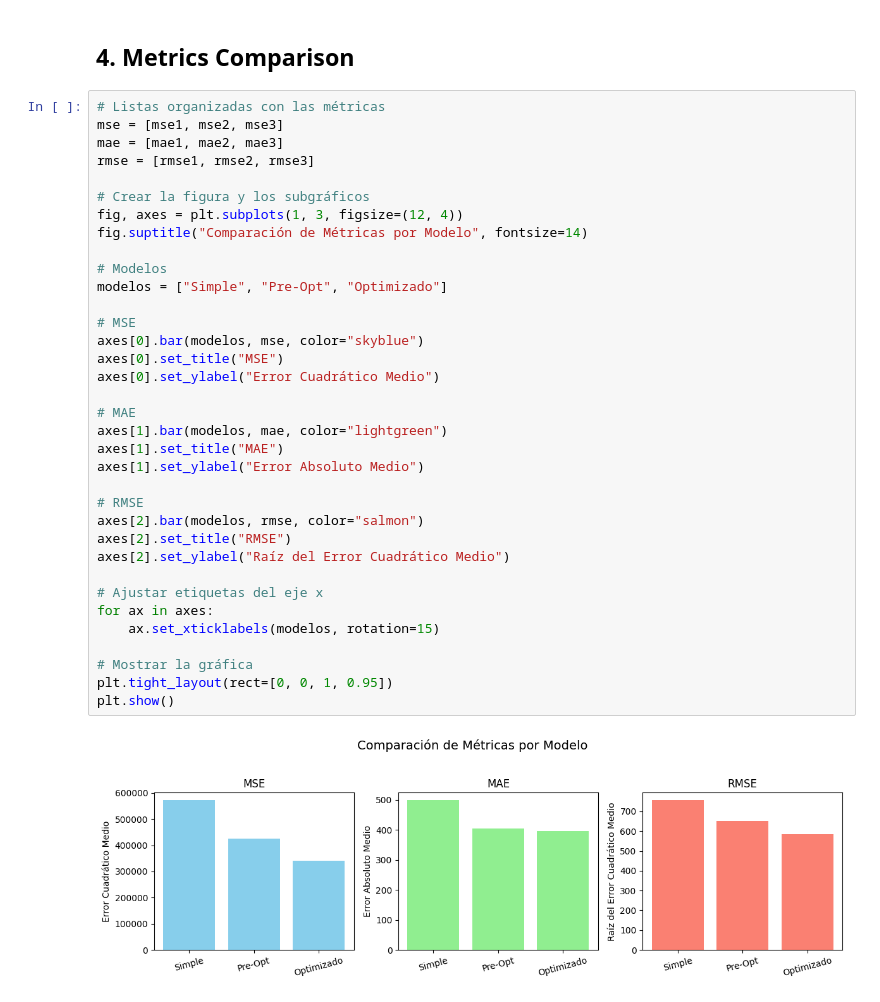
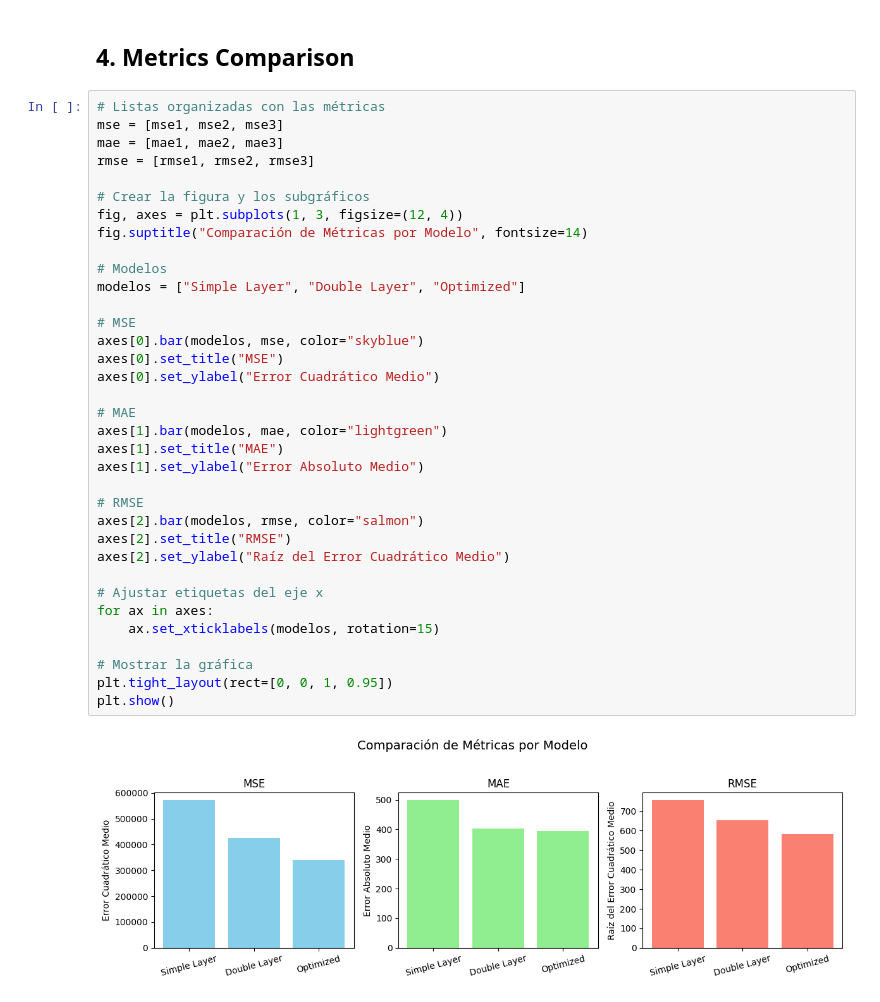
Before and after one commit to GRQ34/ML-Proyecto-Final, a Jupyter notebook: 3. Forecasting - LSTM.ipynb, the cells around one changed output. Drawn from its saved outputs; the diff is of its cells as text.

Commit message:
correccion nombres de modelos

```diff
--- a/3. Forecasting - LSTM.ipynb
+++ b/3. Forecasting - LSTM.ipynb
@@ -275,32 +275,32 @@ rmse = [rmse1, rmse2, rmse3]
 
 # Crear la figura y los subgráficos
 fig, axes = plt.subplots(1, 3, figsize=(12, 4))
 fig.suptitle("Comparación de Métricas por Modelo", fontsize=14)
 
 # Modelos
-modelos = ["Simple", "Pre-Opt", "Optimizado"]
+modelos = ["Simple Layer", "Double Layer", "Optimized"]
 
 # MSE
 axes[0].bar(modelos, mse, color="skyblue")
 axes[0].set_title("MSE")
 axes[0].set_ylabel("Error Cuadrático Medio")
 
 # MAE
 axes[1].bar(modelos, mae, color="lightgreen")
 axes[1].set_title("MAE")
 axes[1].set_ylabel("Error Absoluto Medio")
 
 # RMSE
 axes[2].bar(modelos, rmse, color="salmon")
 axes[2].set_title("RMSE")
 axes[2].set_ylabel("Raíz del Error Cuadrático Medio")
 
 # Ajustar etiquetas del eje x
 for ax in axes:
     ax.set_xticklabels(modelos, rotation=15)
 
 # Mostrar la gráfica
 plt.tight_layout(rect=[0, 0, 1, 0.95])
 plt.show()
 # %% [output]
-[figure, old version]
+[figure, new version]
```
Also changed, not shown: parts of 3 cells of this notebook.
